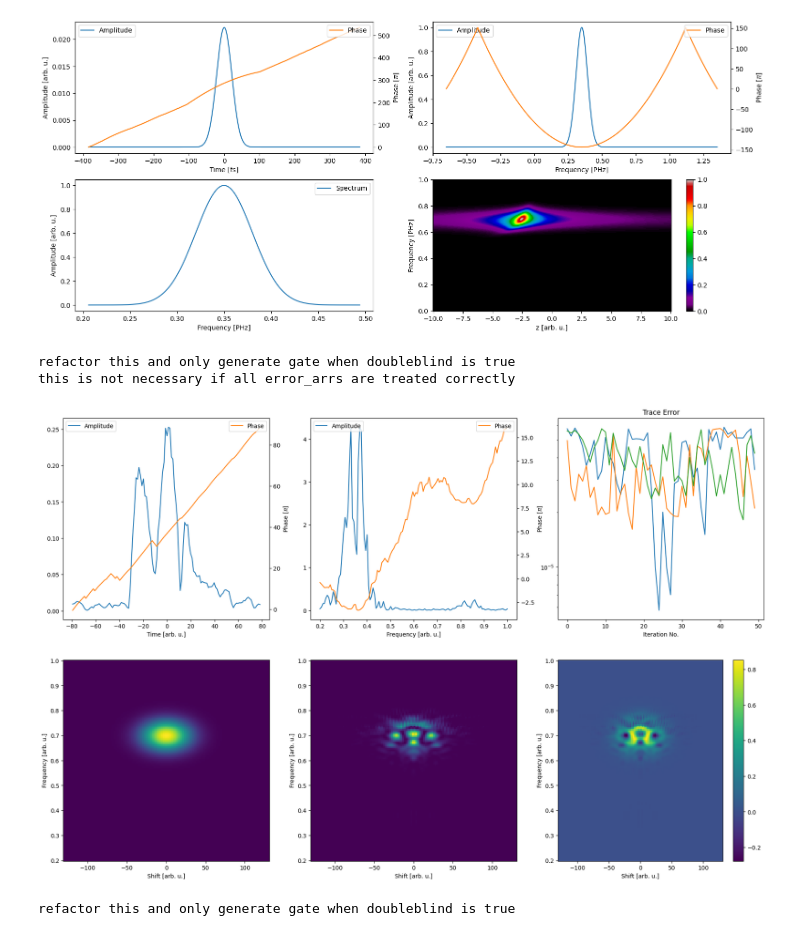
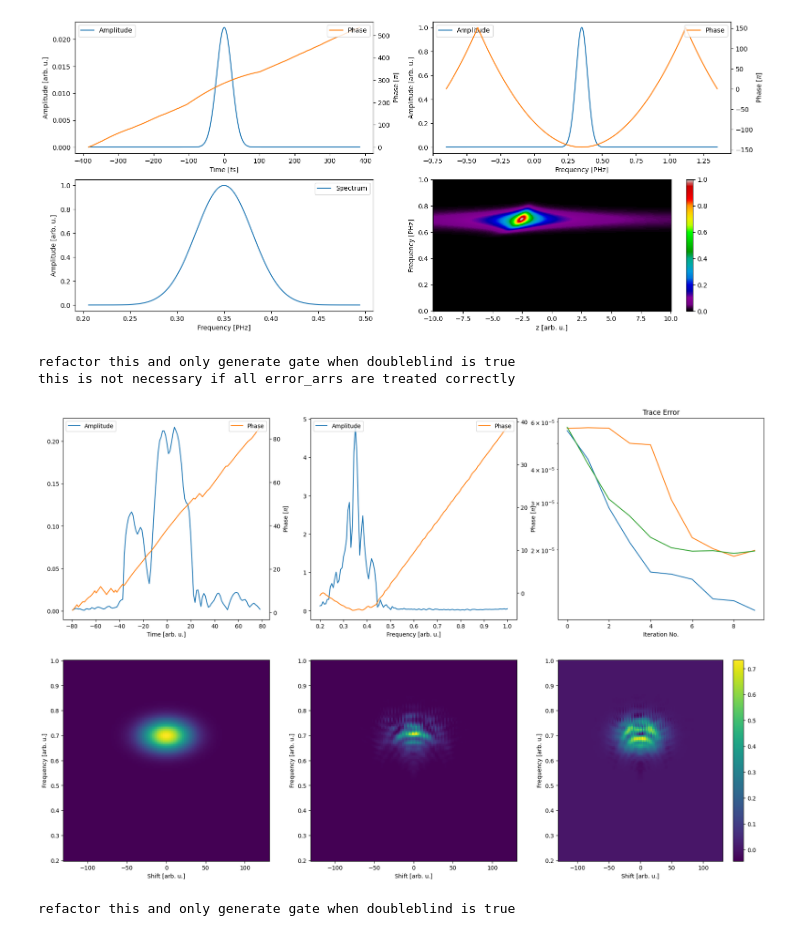
Before and after one commit to matillda123/Pulse-Retrieval-with-JAX, a Jupyter notebook: _usage_example.ipynb, the cells around one changed output. Drawn from its saved outputs; the diff is of its cells as text; code cells hidden in the pictures.

Commit message:
Added Wolfe Linesearch, Tested LBFGS in COPRA (not working)

```diff
--- a/_usage_example.ipynb
+++ b/_usage_example.ipynb
@@ -90,52 +90,52 @@ population = gp.create_initial_population(population_size=3, guess_type="random"
 
 gp.use_hessian = "lbfgs"
 
-gp.no_steps_gradient_descent=35
-gp.max_steps_linesearch=25
-gp.gamma=1e4
-gp.delta_gamma=0.5
-gp.c1=1e-4
 
-gp.lbfgs_memory=5
+gp.no_steps_gradient_descent = 15
+gp.max_steps_linesearch = 100
+gp.wolfe_linesearch = False
+gp.gamma = 1
+gp.delta_gamma = (0.75, 2)
+gp.c1 = 1e-4
+gp.c2 = 0.9
 
-gp.lambda_lm=1e-3
+gp.lbfgs_memory = 5
 
-final_result = gp.run(population, 50)
+
+final_result = gp.run(population, 10)
 gp.plot_results(final_result)
 
 
 
 
 
 
 # tdp = TimeDomainPtychography(time, frequency, trace, "shg", "ePIE", xfrog="doubleblind")
 # population = tdp.create_initial_population(population_size=3, guess_type="random")
 
 # tdp.alpha=1
 # tdp.beta=1
 
 # tdp.use_global_step=True
 # tdp.use_hessian="diagonal"
 
 # final_result = tdp.run(population, 150)
 # tdp.plot_results(final_result)
 
 
 
 
 
 
 # copra = COPRA(time, frequency, trace, "shg", xfrog=False)
 # population = copra.create_initial_population(population_size=3, guess_type="random")
 
-# copra.use_hessian="diagonal"
-
-# final_result = copra.run(population, 5, 5)
+# final_result = copra.run(population, 50, 250)
 # copra.plot_results(final_result)
 # %% [output]
 refactor this and only generate gate when doubleblind is true
 this is not necessary if all error_arrs are treated correctly
-[figure, old version]
+[figure, new version]
 # %%
 from classic_algorithms_dscan import Basic, GeneralizedProjection, TimeDomainPtychography, COPRA
 # %%
```
Also changed, not shown: parts of 1 cell of this notebook, 6 other files.
